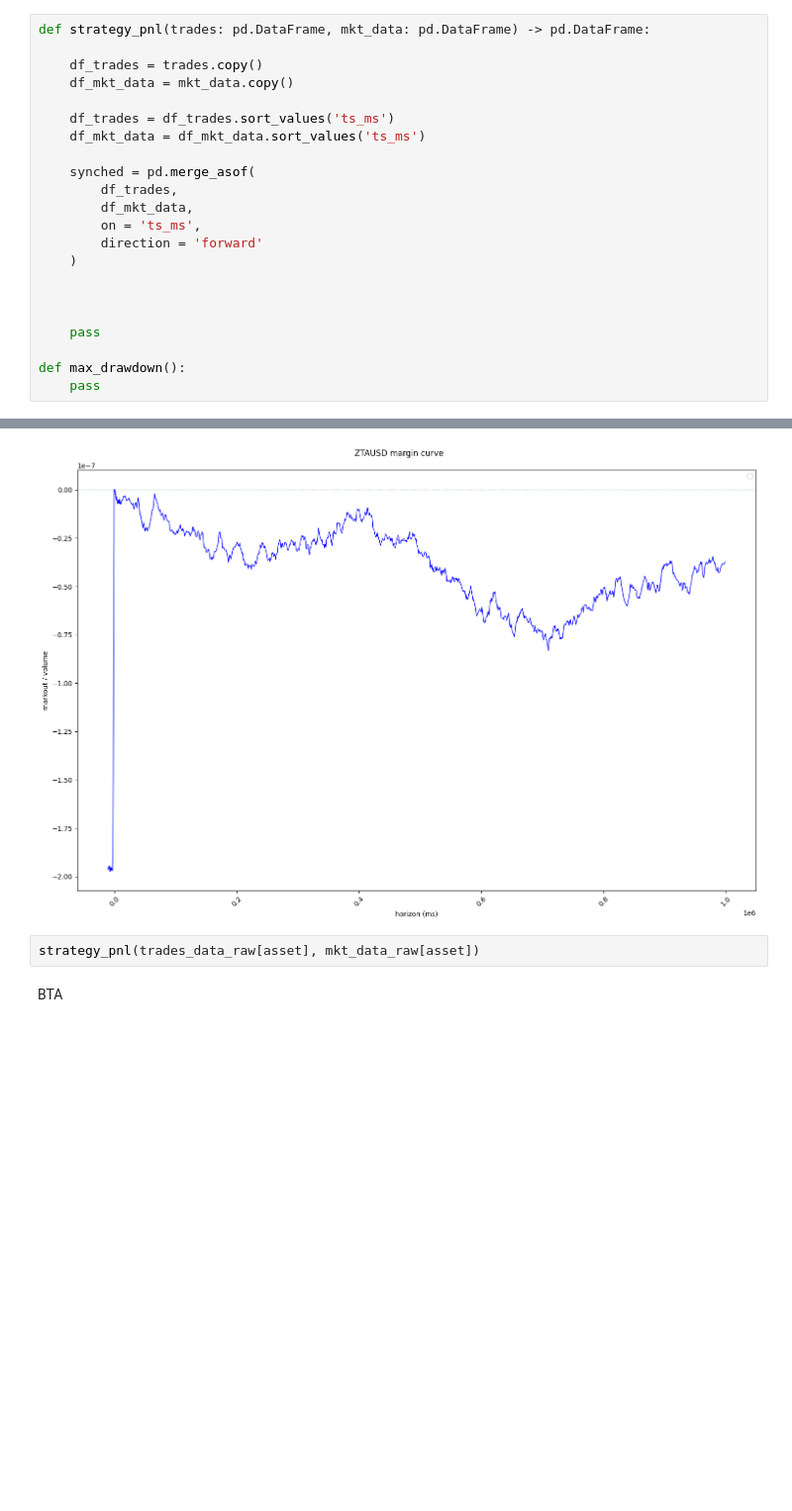
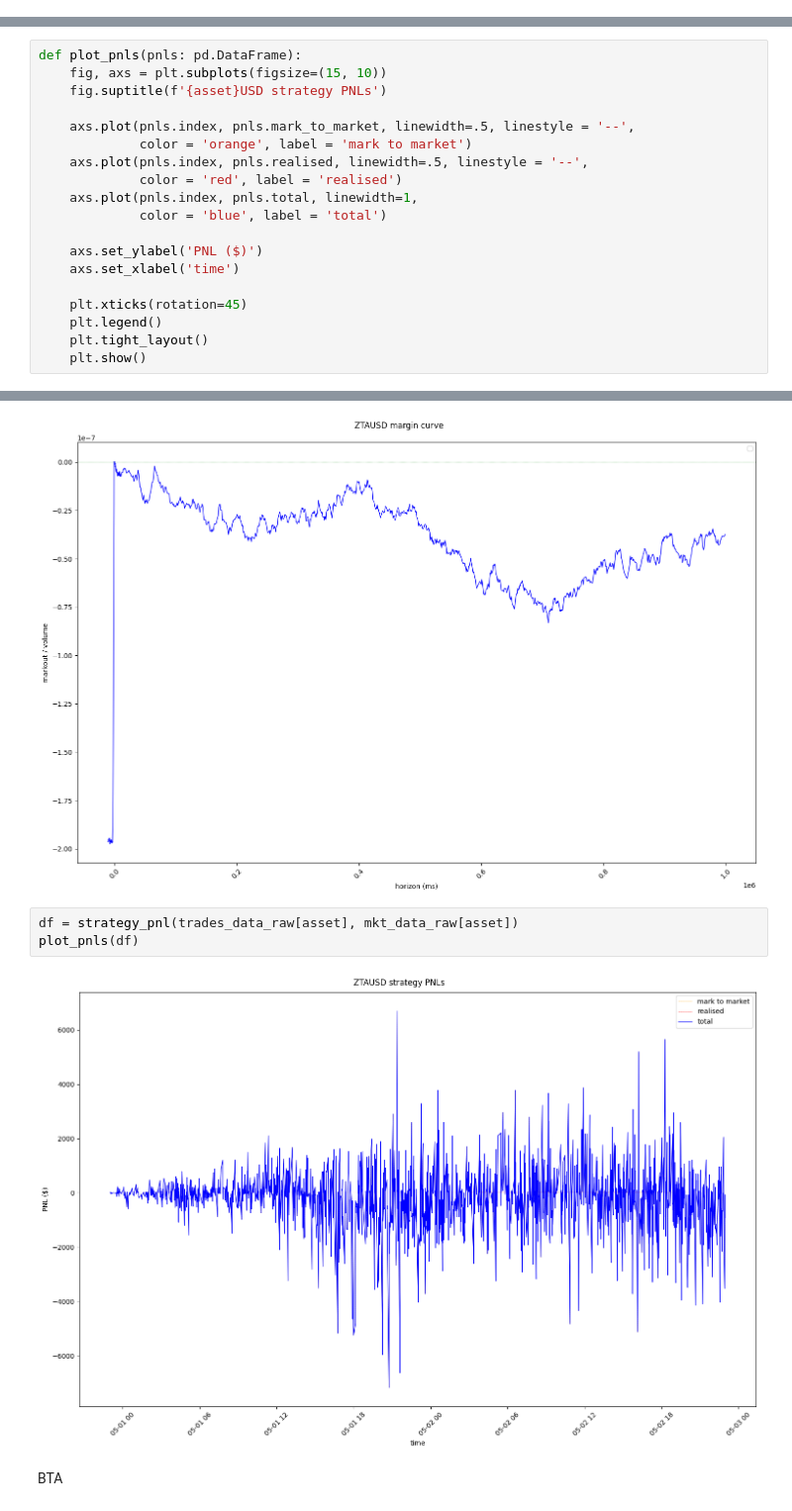
Before and after one commit to victorsnchz/FX_PNLs, a Jupyter notebook: assignment.ipynb, the cells around one changed output, grey strips where cells are left out. Shown at 99% size. Drawn from its saved outputs; the diff is of its cells as text; blank space fills up the shorter version.

```diff
--- a/assignment.ipynb
+++ b/assignment.ipynb
@@ -224,25 +224,3 @@ def plot_margin(margins: pd.DataFrame) -> pd.DataFrame:
     plt.legend()
     plt.tight_layout()
     plt.show()
-# %%
-def strategy_pnl(trades: pd.DataFrame, mkt_data: pd.DataFrame) -> pd.DataFrame:
-
-    df_trades = trades.copy()
-    df_mkt_data = mkt_data.copy()
-
-    df_trades = df_trades.sort_values('ts_ms')
-    df_mkt_data = df_mkt_data.sort_values('ts_ms')
-
-    synched = pd.merge_asof(
-        df_trades,
-        df_mkt_data,
-        on = 'ts_ms',
-        direction = 'forward'
-    )
-
-
-
-    pass
-
-def max_drawdown():
-    pass
@@ -249,3 +296,22 @@ def max_drawdown():
+# %%
+def plot_pnls(pnls: pd.DataFrame):
+    fig, axs = plt.subplots(figsize=(15, 10))
+    fig.suptitle(f'{asset}USD strategy PNLs')
+
+    axs.plot(pnls.index, pnls.mark_to_market, linewidth=.5, linestyle = '--',
+             color = 'orange', label = 'mark to market')
+    axs.plot(pnls.index, pnls.realised, linewidth=.5, linestyle = '--',
+             color = 'red', label = 'realised')
+    axs.plot(pnls.index, pnls.total, linewidth=1,
+             color = 'blue', label = 'total')
+
+    axs.set_ylabel('PNL ($)')
+    axs.set_xlabel('time')
+
+    plt.xticks(rotation=45)
+    plt.legend()
+    plt.tight_layout()
+    plt.show()
 # %% [markdown]
 ZTA
 # %%
@@ -259,7 +327,10 @@ plot_margin(trades_margin)
 # %% [output]
 [figure]
 # %%
-strategy_pnl(trades_data_raw[asset], mkt_data_raw[asset])
+df = strategy_pnl(trades_data_raw[asset], mkt_data_raw[asset])
+plot_pnls(df)
+# %% [output]
+[figure, added]
 # %% [markdown]
 BTA
 # %%
```
Also changed, not shown: parts of 8 cells of this notebook.
